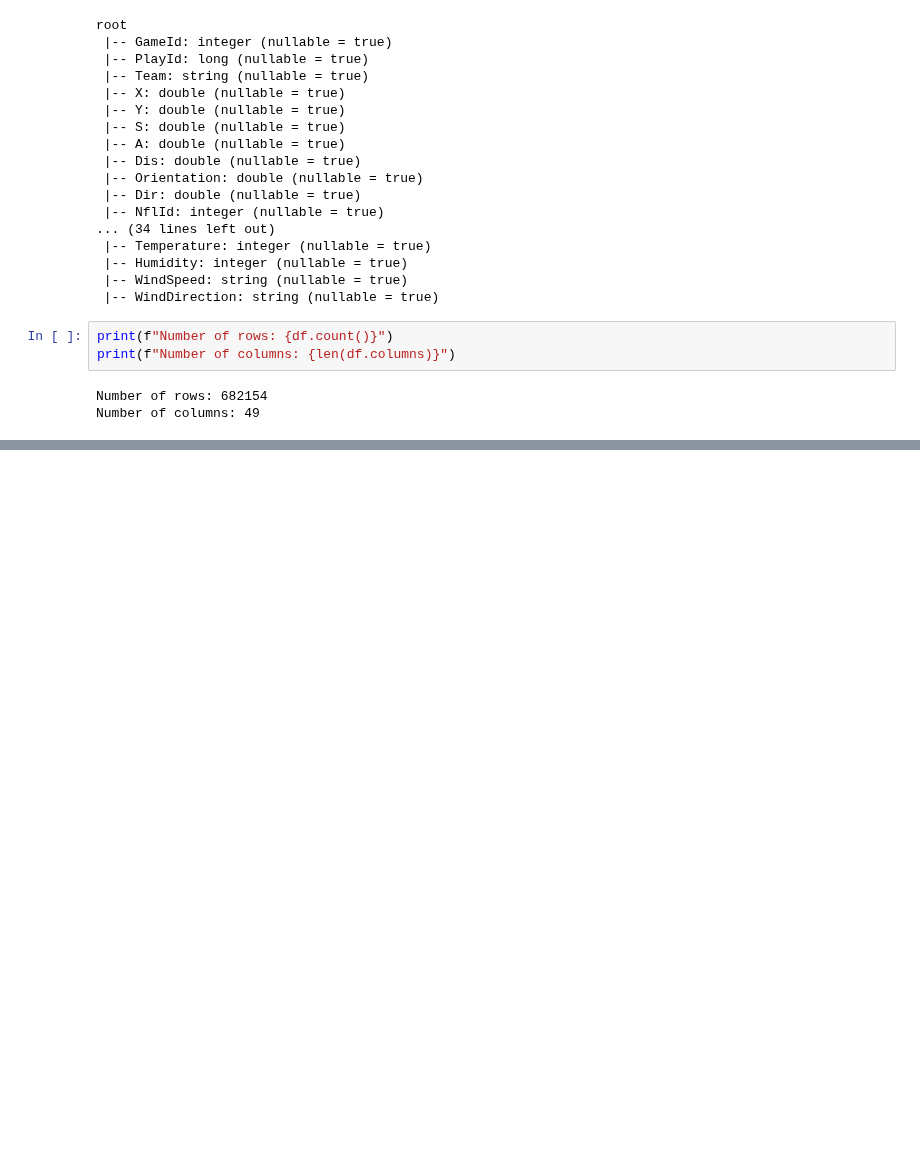
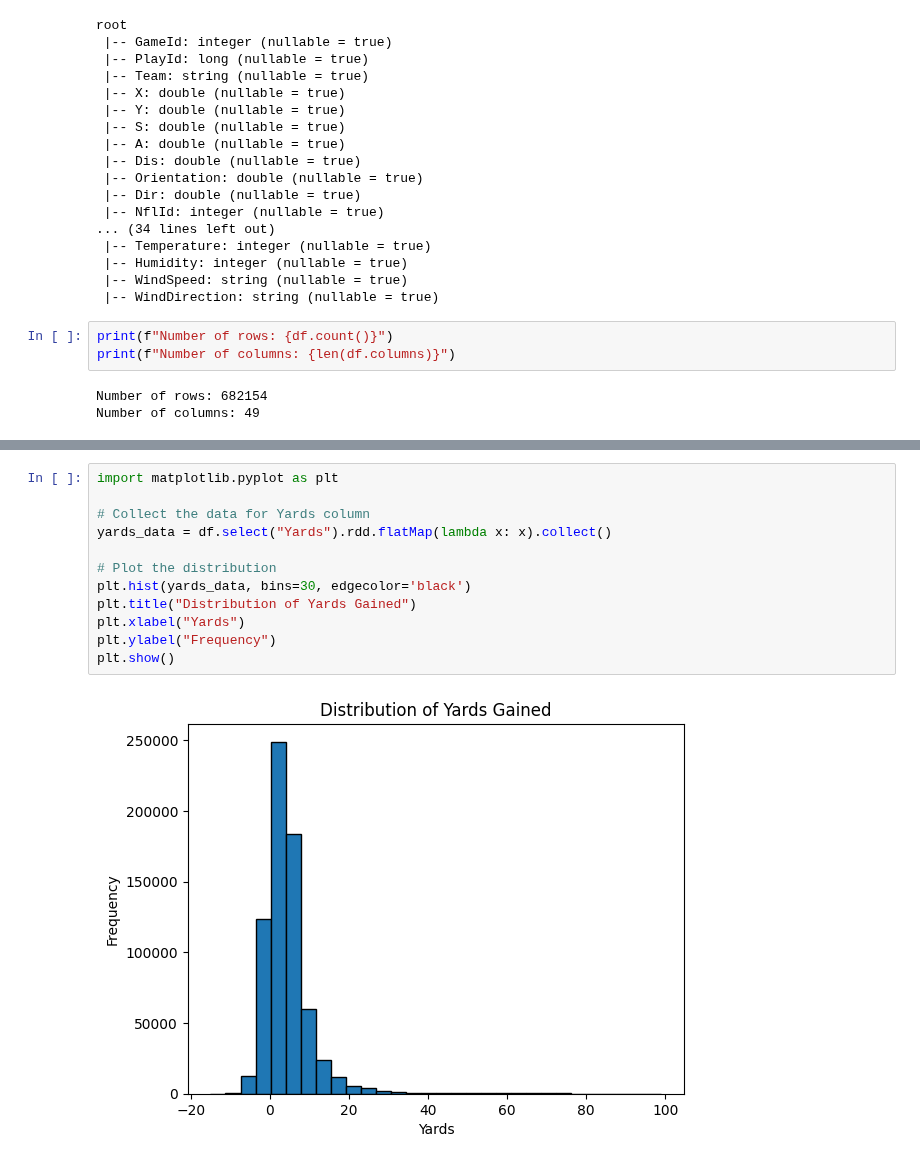
Before and after one commit to amien1410/colab-notebooks, a Jupyter notebook: Colab_Pyspark_Gradient_Boosting.ipynb, the cells around one changed output, grey strips where cells are left out. Cells and saved outputs as stored; diff of their text form; blank space fills up the shorter version.

```diff
--- a/Colab_Pyspark_Gradient_Boosting.ipynb
+++ b/Colab_Pyspark_Gradient_Boosting.ipynb
@@ -109,0 +195,14 @@ Number of columns: 49
+# %%
+import matplotlib.pyplot as plt
+
+# Collect the data for Yards column
+yards_data = df.select("Yards").rdd.flatMap(lambda x: x).collect()
+
+# Plot the distribution
+plt.hist(yards_data, bins=30, edgecolor='black')
+plt.title("Distribution of Yards Gained")
+plt.xlabel("Yards")
+plt.ylabel("Frequency")
+plt.show()
+# %% [output]
+[figure, added]
```
Also changed, not shown: parts of 8 cells of this notebook.
